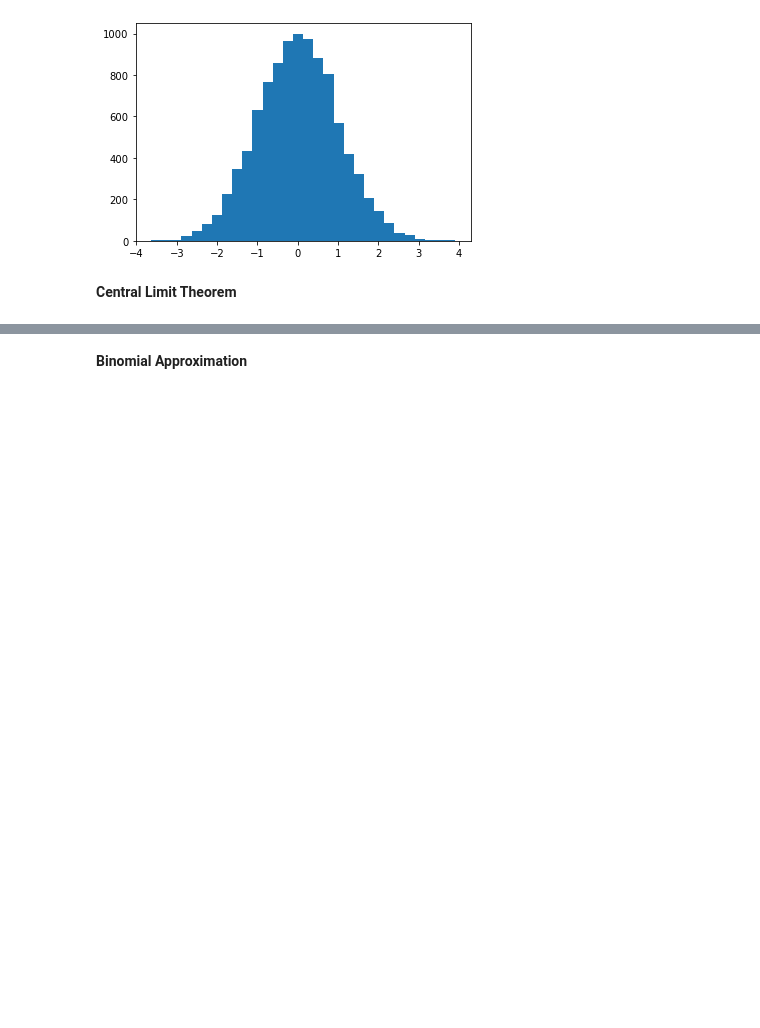
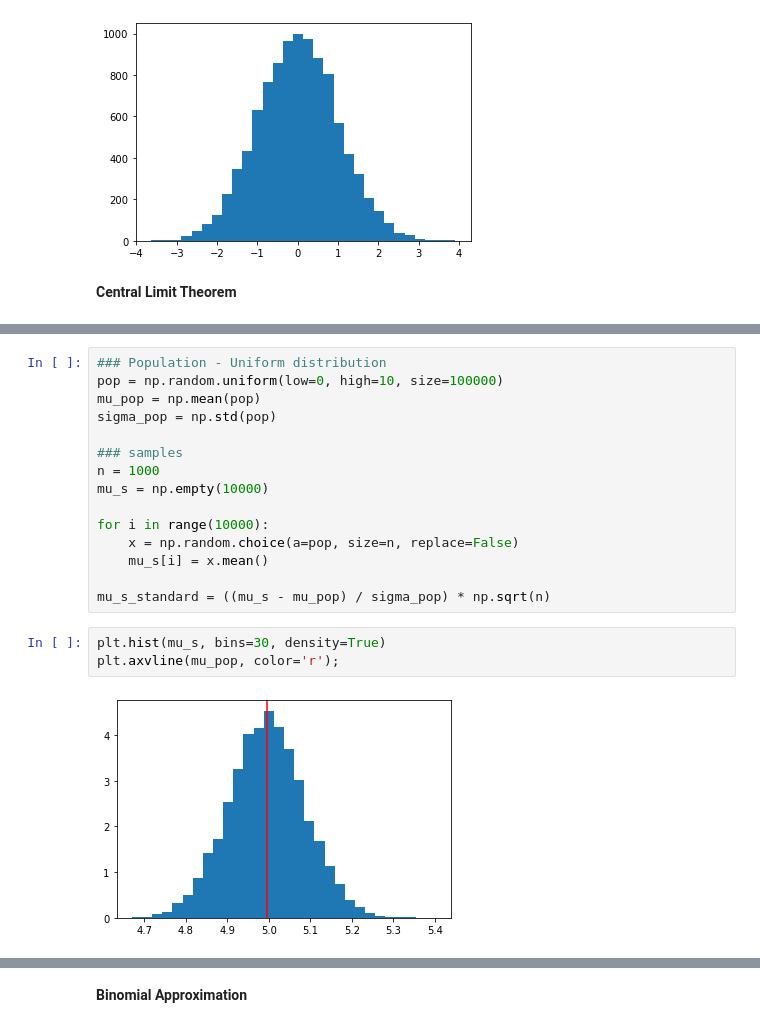
Before and after one commit to larryzzhang/analytics_compendium, a Jupyter notebook: Analytics Compendium.ipynb, the cells around one changed output, grey strips where cells are left out. Drawn from its saved outputs; the diff is of its cells as text; blank space fills up the shorter version.

Commit message:
More distributions, moments of statistics

```diff
--- a/Analytics Compendium.ipynb
+++ b/Analytics Compendium.ipynb
@@ -556,0 +577,20 @@ Standard Deviation: 1.00
+# %%
+### Population - Uniform distribution
+pop = np.random.uniform(low=0, high=10, size=100000)
+mu_pop = np.mean(pop)
+sigma_pop = np.std(pop)
+
+### samples
+n = 1000
+mu_s = np.empty(10000)
+
+for i in range(10000):
+    x = np.random.choice(a=pop, size=n, replace=False)
+    mu_s[i] = x.mean()
+
+mu_s_standard = ((mu_s - mu_pop) / sigma_pop) * np.sqrt(n)
+# %%
+plt.hist(mu_s, bins=30, density=True)
+plt.axvline(mu_pop, color='r');
+# %% [output]
+[figure, added]
```
Also changed, not shown: parts of 28 cells of this notebook.
